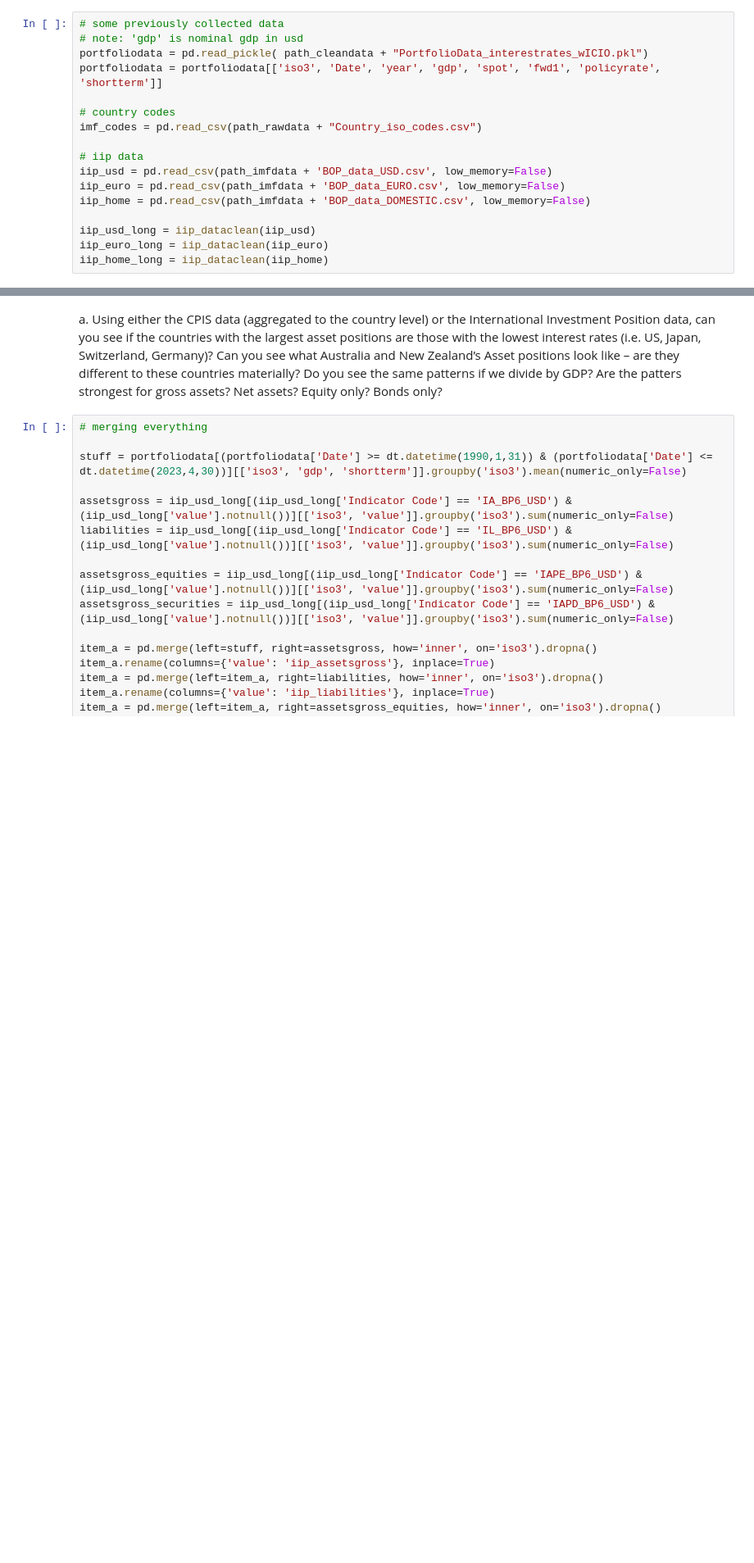
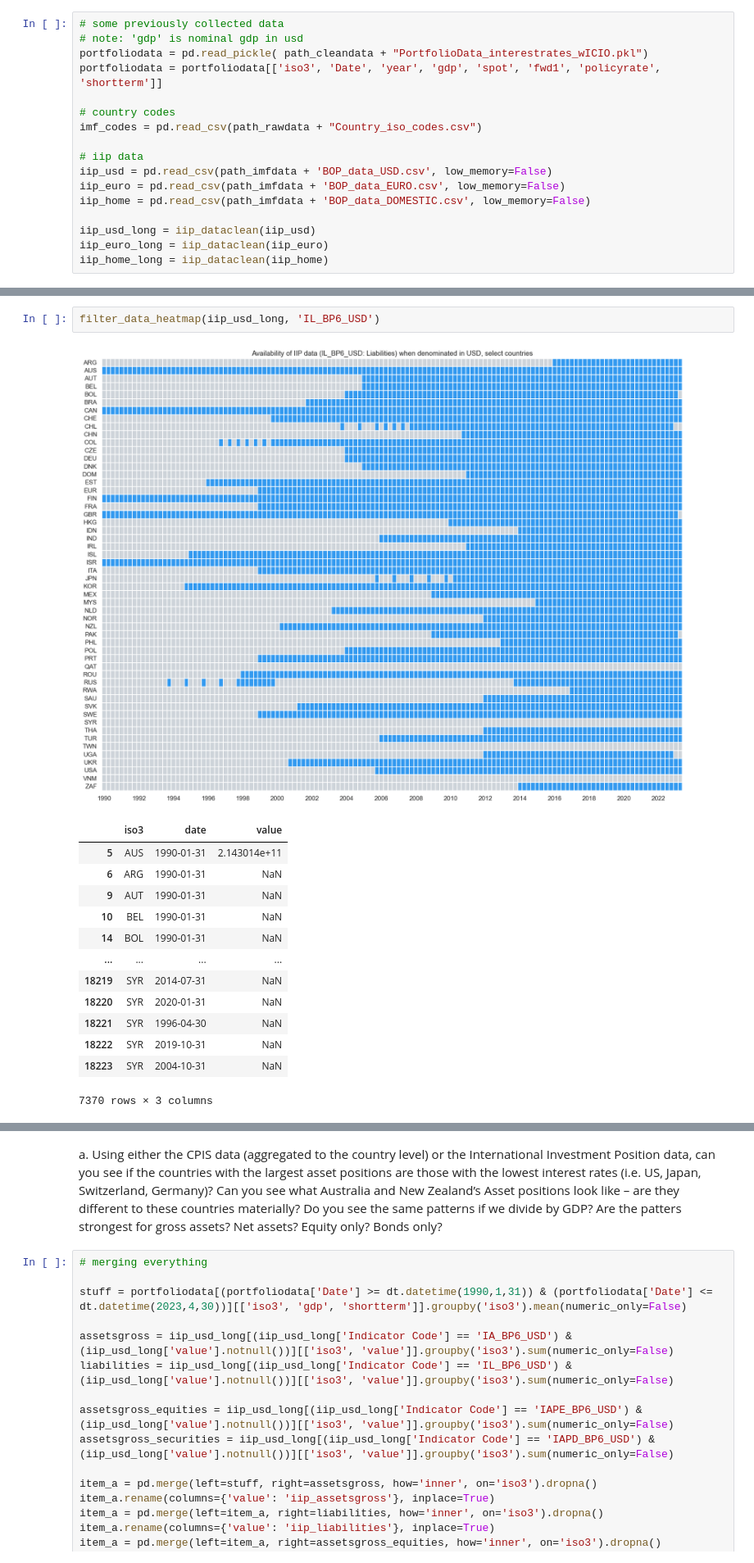
Before and after one commit to emilyfu1/riskoff, a Jupyter notebook: lookatdata.ipynb, the cells around one changed output, grey strips where cells are left out. Shown at 82% size. Cells and saved outputs as stored; diff of their text form; blank space fills up the shorter version.

```diff
--- a/lookatdata.ipynb
+++ b/lookatdata.ipynb
@@ -267,0 +121,17 @@ for i, data in enumerate(cpis_data):
+# %%
+filter_data_heatmap(iip_usd_long, 'IL_BP6_USD')
+# %% [output]
+[figure, added]
+|  | iso3 | date | value |
+| 5 | AUS | 1990-01-31 | 2.143014e+11 |
+| 6 | ARG | 1990-01-31 | NaN |
+| 9 | AUT | 1990-01-31 | NaN |
+| 10 | BEL | 1990-01-31 | NaN |
+| 14 | BOL | 1990-01-31 | NaN |
+| ... | ... | ... | ... |
+| 18219 | SYR | 2014-07-31 | NaN |
+| 18220 | SYR | 2020-01-31 | NaN |
+| 18221 | SYR | 1996-04-30 | NaN |
+| 18222 | SYR | 2019-10-31 | NaN |
+| 18223 | SYR | 2004-10-31 | NaN |
+7370 rows × 3 columns
```
Also changed, not shown: parts of 11 cells of this notebook, 1 other file.
